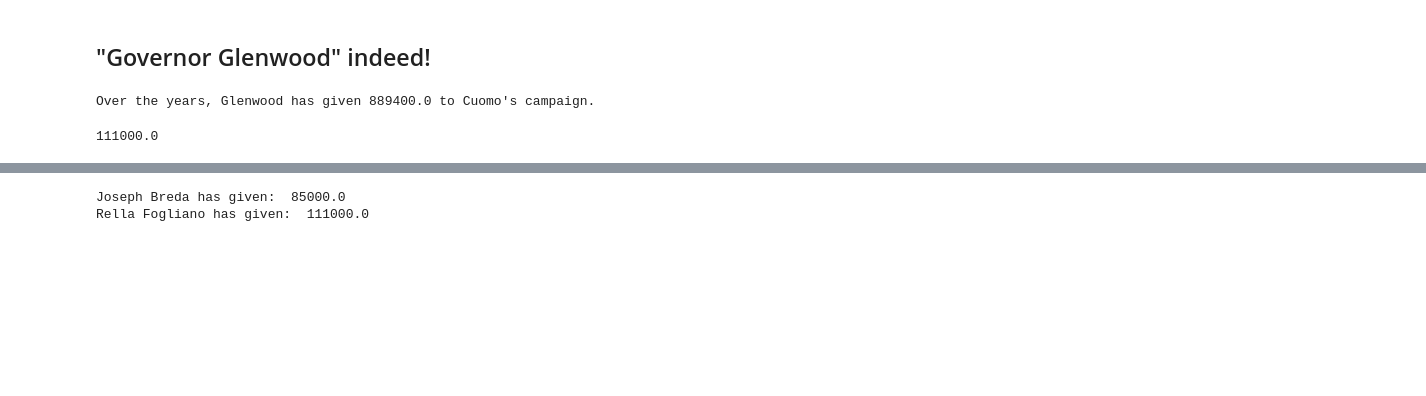
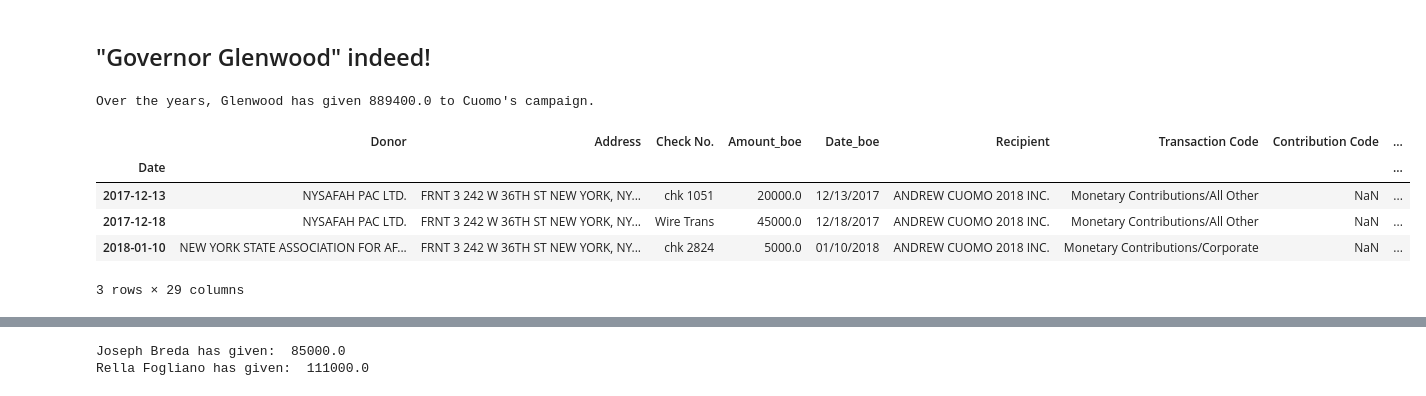
Before and after one commit to kromreig/warchest_cuomo_indy, a Jupyter notebook: Cuomo_Campaign_Finance.ipynb, the cells around one changed output, grey strips where cells are left out. Cells and saved outputs as stored; diff of their text form; code cells hidden in the pictures; blank space fills up the shorter version.

Commit message:
adding STGG Realty, NYSAFAH PAC

```diff
--- a/Cuomo_Campaign_Finance.ipynb
+++ b/Cuomo_Campaign_Finance.ipynb
@@ -169,13 +169,26 @@ df_warchest.loc[df_warchest['Donor']== 'RELLA FOGLIANO', 'General_Industry']='Ge
 df_warchest.loc[df_warchest['Donor']== 'RELLA FOGLIANO', 'Parent_Org_or_Employer']='Macquesten Development'
 df_warchest.loc[df_warchest['Donor']== 'JOSEPH BREDA', 'General_Industry']='General Contractors'
 df_warchest.loc[df_warchest['Donor']== 'JOSEPH BREDA', 'Parent_Org_or_Employer']='Macquesten Development'
+
+df_warchest.loc[df_warchest['Address']== '4111 ANDOVER RD BLOOMFIELD TOWN, MI, 48302', 'General_Industry']= 'Real Estate'
+
+df_warchest.loc[df_warchest['Donor']=='STGG REALTY LLC', 'General_Industry']='Real Estate'
+df_warchest.loc[df_warchest['Donor']=='STGG REALTY LLC', 'Parent_Org_or_Employer']='Aro Holdings LLC'
+
+df_warchest.loc[df_warchest['Address']=='FRNT 3 242 W 36TH ST NEW YORK, NY, 10018', 'General_Industry']= 'Real Estate'
 # %%
 rec_df=df_warchest['2017-01-01':]
-rec_df[rec_df['General_Industry'] == 'Uncoded'].groupby('Date_boe')['Amount_boe'].sum().sort_values(ascending=False)
-rec_df[(rec_df['Date_boe']=='12/15/2017')&(rec_df['General_Industry'] == 'Uncoded')].sort_values(by='Amount_boe', ascending=False)
-#rec_df[rec_df['Donor'].str.contains("TRIAN", na=False)]
+rec_df[rec_df['General_Industry'] == 'Uncoded'].groupby('Address')['Amount_boe'].sum().sort_values(ascending=False)
+#rec_df[(rec_df['Date_boe']=='05/30/2017')&(rec_df['General_Industry'] == 'Uncoded')].sort_values(by='Amount_boe', ascending=False)
+df_warchest[df_warchest['Address']=='FRNT 3 242 W 36TH ST NEW YORK, NY, 10018']
+#df_warchest[df_warchest['Donor'].str.contains('STGG', na=False)]
 # %% [output]
+|  | Donor | Address | Check No. | Amount_boe | Date_boe | Recipient | Transaction Code | Contribution Code | ... |
+| Date |  |  |  |  |  |  |  |  | ... |
+| 2017-12-13 | NYSAFAH PAC LTD. | FRNT 3 242 W 36TH ST NEW YORK, NY... | chk 1051 | 20000.0 | 12/13/2017 | ANDREW CUOMO 2018 INC. | Monetary Contributions/All Other | NaN | ... |
+| 2017-12-18 | NYSAFAH PAC LTD. | FRNT 3 242 W 36TH ST NEW YORK, NY... | Wire Trans | 45000.0 | 12/18/2017 | ANDREW CUOMO 2018 INC. | Monetary Contributions/All Other | NaN | ... |
+| 2018-01-10 | NEW YORK STATE ASSOCIATION FOR AF... | FRNT 3 242 W 36TH ST NEW YORK, NY... | chk 2824 | 5000.0 | 01/10/2018 | ANDREW CUOMO 2018 INC. | Monetary Contributions/Corporate | NaN | ... |
-111000.0
+3 rows × 29 columns
 # %% [markdown]
 ## Project Compassion NY LLC
 - gave a one-time contribution of $50,000 on 12/13/2017
```
Also changed, not shown: parts of 6 cells of this notebook.
